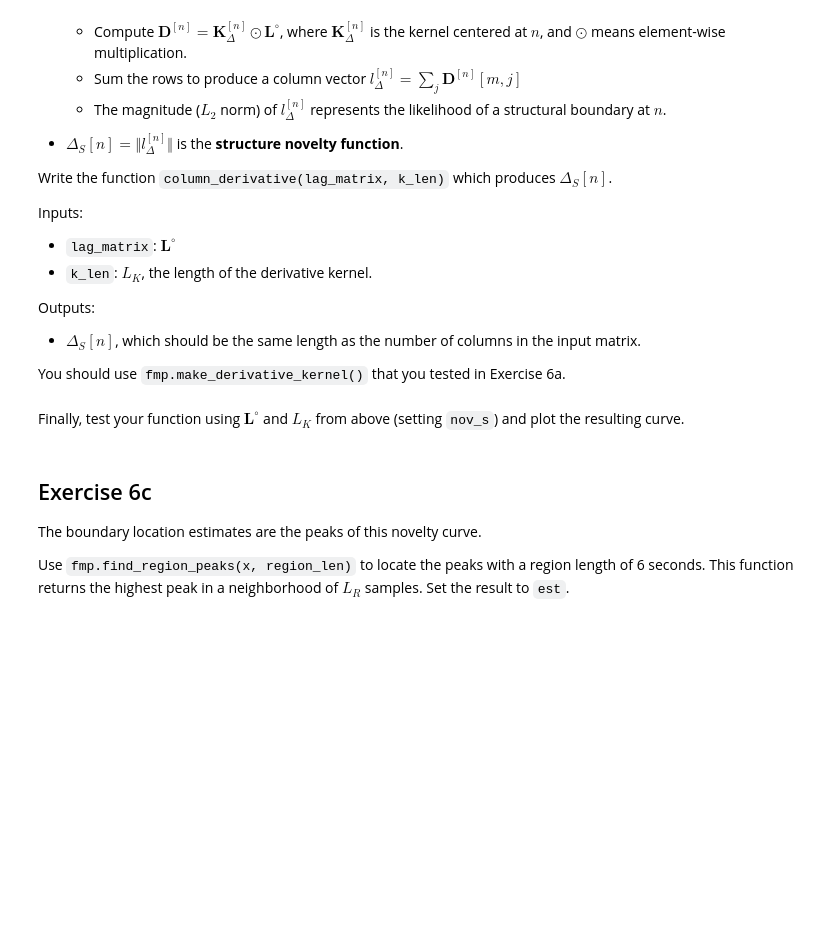
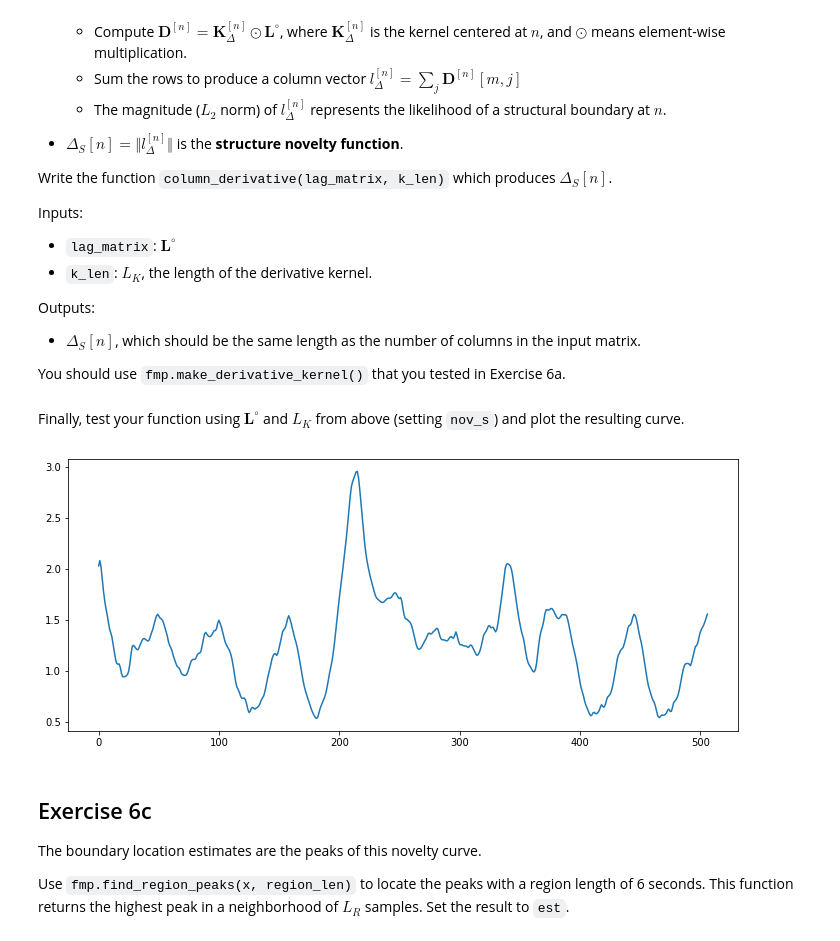
Before and after one commit to jmftrindade/digital_music_processing, a Jupyter notebook: 7_struct/pset7.ipynb, the cells around one changed output. Saved outputs shown, nothing was run; the diff lists cells and outputs as text; code cells hidden in the pictures; blank space fills up the shorter version.

```diff
--- a/7_struct/pset7.ipynb
+++ b/7_struct/pset7.ipynb
@@ -208,7 +208,7 @@ def threshold_and_scale(ssm, tau):
     m = np.copy(ssm)
 
     # scale first -> values less than tau will be negative
-    m = (m - tau) / (np.max(m) - tau)
+    m = (m - tau) / (np.max(ssm) - tau)  # assuming np.max(ssm) is 1.0
     m[m < 0] = 0
 
     return m
@@ -322,2 +319,18 @@ def column_derivative(lag_matrix, k_len):
+# %%
+def column_derivative(lag_matrix, k_len):
+    ck = fmp.make_derivative_kernel(lag_matrix.shape[0], ck_len)
+
+    n_cols = lag_matrix.shape[1]
+    nov = np.zeros(n_cols)
+
+    lag = np.hstack([np.zeros(ck.shape), lag_matrix, np.zeros(ck.shape)])  # padding
+    k = np.zeros(lag_matrix.shape)
+    k = np.hstack([np.zeros(ck.shape), k, np.zeros(ck.shape)])  # padding
+    for n in range(n_cols):
+        d = k_len // 2 + 1
+        l = np.sum(ck * lag[:, n+d:n+d+k_len], axis=1)
+        nov[n] = np.linalg.norm(l, ord=2)
+
+    return nov
 # %% [markdown]
 Finally, test your function using $\mathbf{L^{\circ}}$ and $L_K$ from above (setting `nov_s`) and plot the resulting curve.
@@ -326,3 +337,14 @@ nov_s = ...
+# %%
+nov_s = column_derivative(lag, ck_len)
+plt.plot(nov_s);
+plt.show()
+
+# fmplib
+# nov = fmp.column_derivative(lag, ck_len)
+# plt.plot(nov);
+# plt.show()
+# %% [output]
+[figure, added]
 # %% [markdown]
 ## Exercise 6c
 
```
Also changed, not shown: parts of 2 cells of this notebook.
